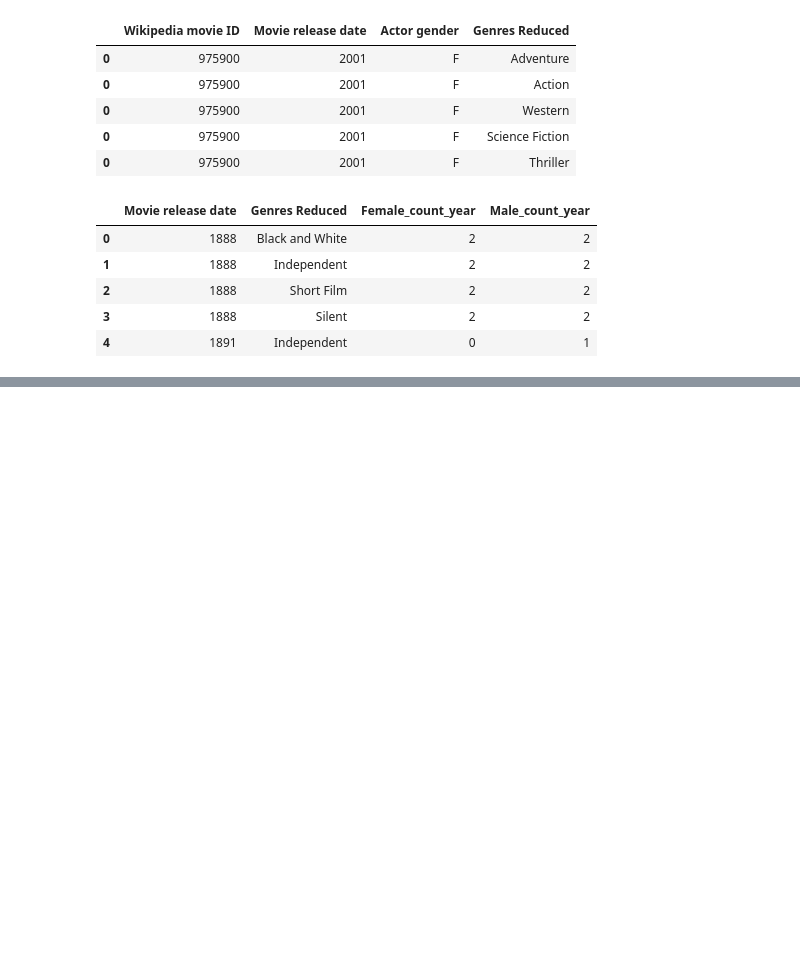
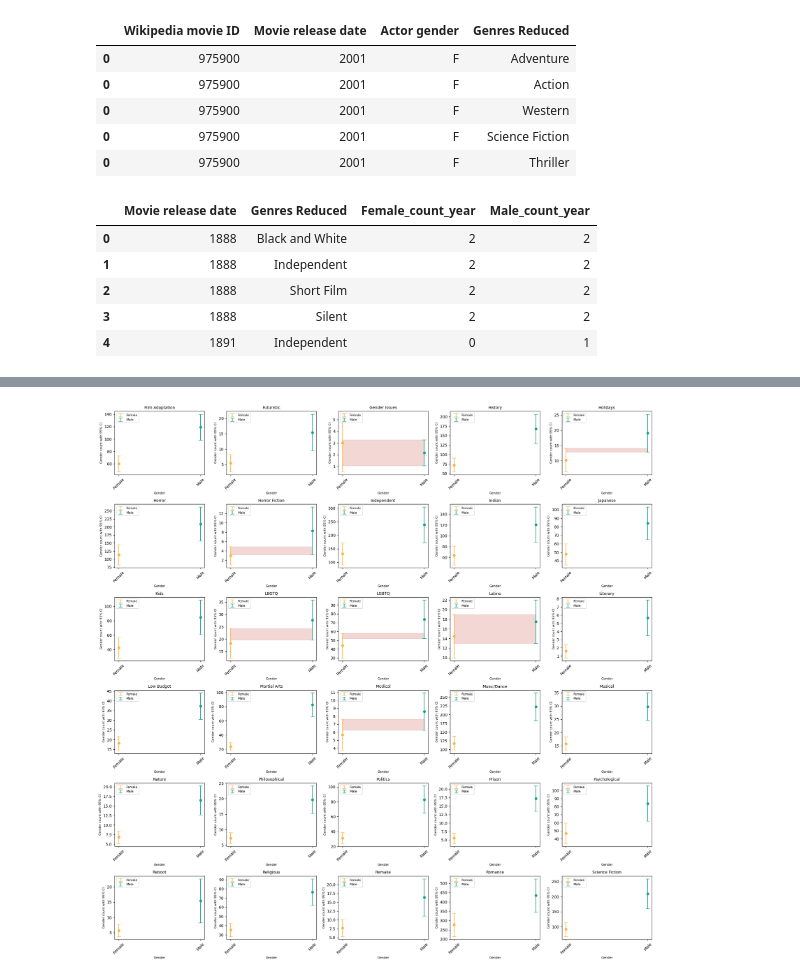
Before and after one commit to aristo6253/CS-401-ADAknow-Milestone2, a Jupyter notebook: gender_by_genre_time.ipynb, the cells around one changed output, grey strips where cells are left out. Cells and saved outputs as stored; diff of their text form; code cells hidden in the pictures; blank space fills up the shorter version.

Commit message:
F/M representation by genre and time updates

```diff
--- a/gender_by_genre_time.ipynb
+++ b/gender_by_genre_time.ipynb
@@ -221,0 +242,16 @@ plot_3 = plot_genres(character_meta_genre_year_final, 61, 77)
+# %%
+def mean_confidence_interval(data, confidence=0.95):
+    """Compute confidence interval for given data."""
+    n = len(data)
+    m, se = np.mean(data), np.std(data)
+    h = se * t.ppf((1 + confidence) / 2., n-1)/np.sqrt(n)
+    return [m, m-h, m+h] # new dataframe
+# %%
+# Compute mean and confidence interval for each entry gender count list
+
+# First we get a series of lists i.e. each row is like [m,ci-,ci+] and then you go to each row and you apply pd.Series which
+# takes each list in the Series from step 1 and converts it into a row in a new DataFrame where each list element becomes a separate column.
+character_meta_genre_year_final[['F_mean', 'F_CI-', 'F_CI+']]= character_meta_genre_year_final['F_count_list'].apply(mean_confidence_interval).apply(pd.Series)
+character_meta_genre_year_final[['M_mean', 'M_CI-', 'M_CI+']]= character_meta_genre_year_final['M_count_list'].apply(mean_confidence_interval).apply(pd.Series)
+
+character_meta_genre_year_final.head()
@@ -221,0 +265,16 @@ plot_3 = plot_genres(character_meta_genre_year_final, 61, 77)
+# %%
+# Now check for overlapping intervals
+def check_cioverlap(df, column_1 = 'M_CI-', column_2 = 'F_CI+',
+                    column_3 = 'F_CI-', column_4 = 'M_CI+', f_mean = 'F_mean', m_mean = 'M_mean'):
+
+    overlap_indicator = []
+    for index, row in character_meta_genre_year_final.iterrows():
+        if row[f_mean] < row[m_mean] and row[column_1] < row[column_2]:
+            overlap_indicator.append(1)
+        elif row[m_mean] < row[f_mean] and row[column_3] < row[column_4]:
+            overlap_indicator.append(1)
+        else:
+            overlap_indicator.append(0)
+    return pd.Series(overlap_indicator)
+
+character_meta_genre_year_final['CI binary indicator'] = check_cioverlap(character_meta_genre_year_final, column_1 = 'M_CI-', column_2 = 'F_CI+', column_3 = 'F_CI-', column_4 = 'M_CI+')
@@ -221,0 +352,4 @@ plot_3 = plot_genres(character_meta_genre_year_final, 61, 77)
+# %%
+plot_b = ci_plot_genres(character_meta_genre_year_final, 30, 60)
+# %% [output]
+[figure, added]
```
Also changed, not shown: parts of 15 cells of this notebook.
